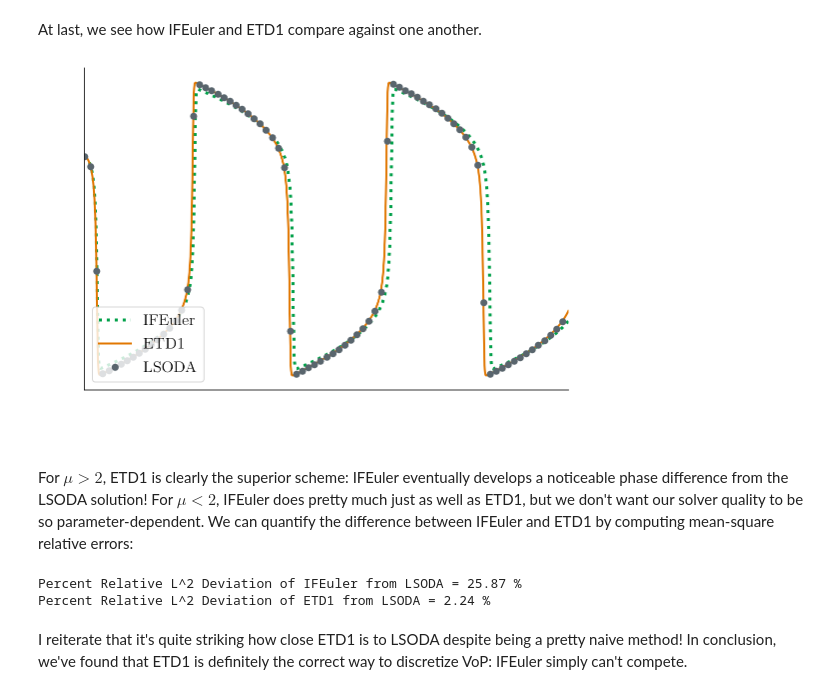
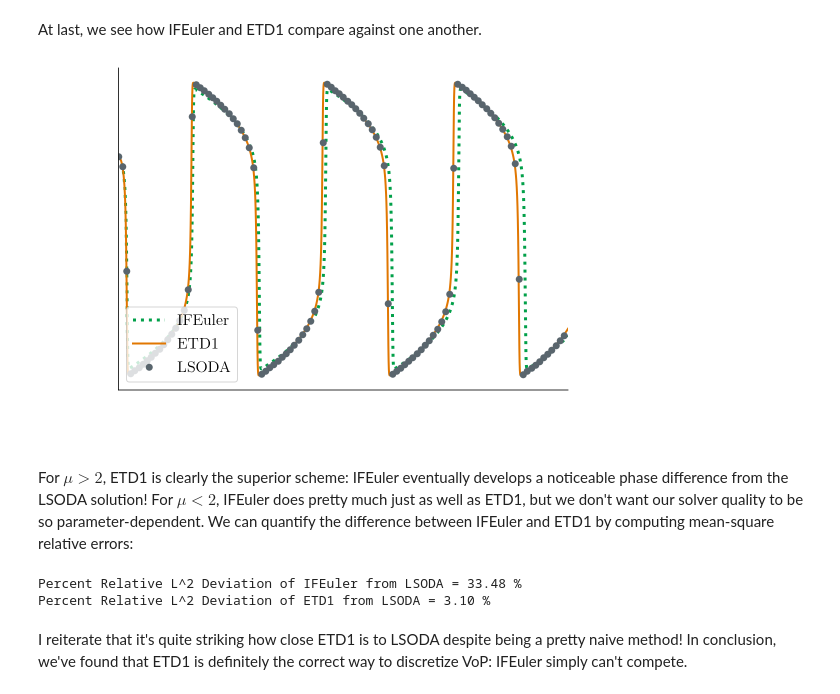
Before and after one commit to ageorgemorgan/teaching, a Jupyter notebook: expint_basic.ipynb, the cells around one changed output. Saved outputs shown, nothing was run; the diff lists cells and outputs as text; code cells hidden in the pictures.

```diff
--- a/expint_basic.ipynb
+++ b/expint_basic.ipynb
@@ -220,7 +217,7 @@ $$ \frac{\mathrm{d}}{\mathrm{d}t}\begin{bmatrix} x(t) \\ y(t)\end{bmatrix} = \be
 # %% [markdown]
 We start by prescribing $\mu$ and the simulation parameters.
 # %%
-T = 40. # simulation endtime
+T = 55. # simulation endtime
 h = 1e-2 # prescribe timestep, typically around 1e-2 (see discussion below)
 N = np.int(T/h) # total number of timesteps
 
@@ -333,37 +330,35 @@ fig=plt.figure()
 ax = fig.add_subplot(111, frameon=True)
 
 plt.plot(t, z_IF[0,:], linewidth=3 , color='xkcd:emerald', linestyle='dotted')
 plt.plot(t, z_ETD1[0,:], linewidth=2, color='xkcd:pumpkin', linestyle='solid')
 #plt.plot(t, z_ETD1[1,:], linewidth=2, color='xkcd:sea blue', linestyle='solid')
 plt.plot(t_lsoda[::50], z_lsoda[0,:][::50], 'o', color='xkcd:slate grey')
 
 plt.rcParams['axes.spines.right'] = False
 plt.rcParams['axes.spines.top'] = False
 
 plt.xlim([0,T])
-#plt.ylim([0.9*y0, 1.1*x0])
 
-#plt.legend(['IFEuler', 'ETD1'], loc='lower left', fontsize=16)
 plt.legend(['IFEuler', 'ETD1', 'LSODA'], loc='lower left', fontsize=16)
 #plt.legend(['$x(t)$', '$\dot{x}(t)$'], loc='lower left', fontsize=16)
 
 plt.xlabel(r"$t$", fontsize=30, color = 'w')
-#plt.ylabel(r"$x(t)$", fontsize=30, color = 'w')
+plt.ylabel(r"$x(t)$", fontsize=30, color = 'w')
 
 plt.tick_params(axis='x', which='both', top='off', color = 'w')
 plt.xticks(fontsize=16, rotation=0, color = 'w')
 plt.tick_params(axis='y', which='both', right='off', color = 'w')
 plt.yticks(fontsize=16, rotation=0, color = 'w')
 
 plt.tight_layout()
 
 fig.set_size_inches(8, 6)
 #plt.rcParams['figure.dpi'] = 600
 
 #"""
 plt.show()
 # %% [output]
-[figure, old version]
+[figure, new version]
 # %% [markdown]
 For $\mu>2$, ETD1 is clearly the superior scheme: IFEuler eventually develops a noticeable phase difference from the LSODA solution! For $\mu< 2$, IFEuler does pretty much just as well as ETD1, but we don't want our solver quality to be so parameter-dependent. We can quantify the difference between IFEuler and ETD1 by computing mean-square relative errors:
 # %%
@@ -374,8 +369,8 @@ true_l2 = np.linalg.norm(z_lsoda[0,:], ord=2)
 print('Percent Relative L^2 Deviation of IFEuler from LSODA =', '{:.2f}'.format(100.*error_est_0/true_l2), '%')
 print('Percent Relative L^2 Deviation of ETD1 from LSODA =','{:.2f}'.format(100*error_est_1/true_l2), '%')
 # %% [output]
-Percent Relative L^2 Deviation of IFEuler from LSODA = 25.87 %
-Percent Relative L^2 Deviation of ETD1 from LSODA = 2.24 %
+Percent Relative L^2 Deviation of IFEuler from LSODA = 33.48 %
+Percent Relative L^2 Deviation of ETD1 from LSODA = 3.10 %
 # %% [markdown]
 I reiterate that it's quite striking how close ETD1 is to LSODA despite being a pretty naive method! In conclusion, we've found that ETD1 is definitely the correct way to discretize VoP: IFEuler simply can't compete.
 # %% [markdown]
```
Also changed, not shown: parts of 9 cells of this notebook.
